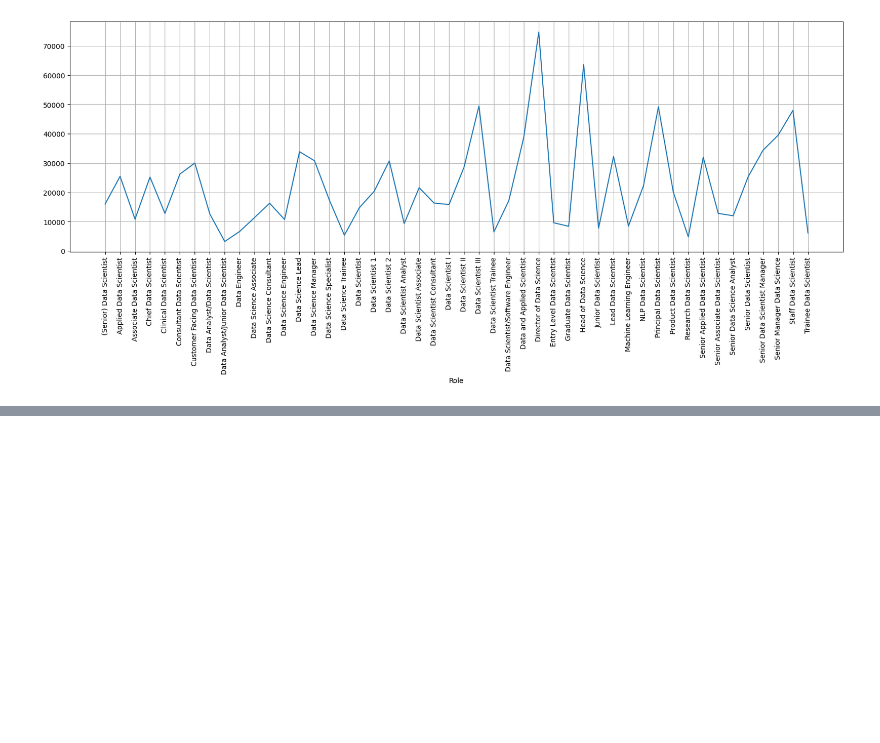
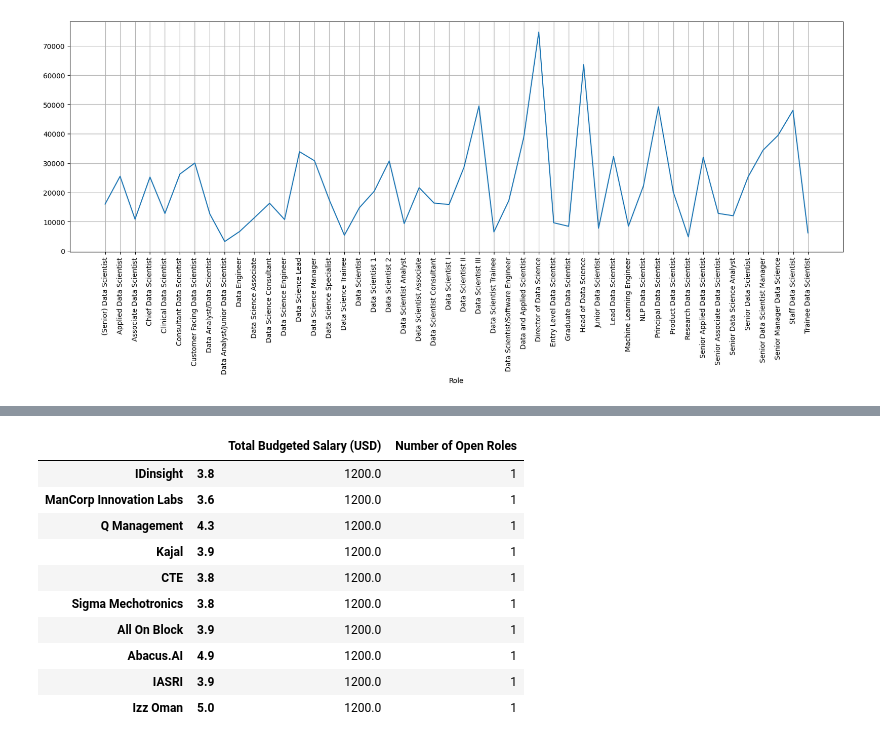
Before and after one commit to nivethasund/data-salaries, a Jupyter notebook: main_script.ipynb, the cells around one changed output, grey strips where cells are left out. Cells and saved outputs as stored; diff of their text form; code cells hidden in the pictures; blank space fills up the shorter version.

```diff
--- a/main_script.ipynb
+++ b/main_script.ipynb
@@ -88,0 +113,14 @@ plt.show()
+# %%
+salary_summary.tail(10)
+# %% [output]
+|  |  | Total Budgeted Salary (USD) | Number of Open Roles |
+| IDinsight | 3.8 | 1200.0 | 1 |
+| ManCorp Innovation Labs | 3.6 | 1200.0 | 1 |
+| Q Management | 4.3 | 1200.0 | 1 |
+| Kajal | 3.9 | 1200.0 | 1 |
+| CTE | 3.8 | 1200.0 | 1 |
+| Sigma Mechotronics | 3.8 | 1200.0 | 1 |
+| All On Block | 3.9 | 1200.0 | 1 |
+| Abacus.AI | 4.9 | 1200.0 | 1 |
+| IASRI | 3.9 | 1200.0 | 1 |
+| Izz Oman | 5.0 | 1200.0 | 1 |
```
Also changed, not shown: parts of 5 cells of this notebook.
